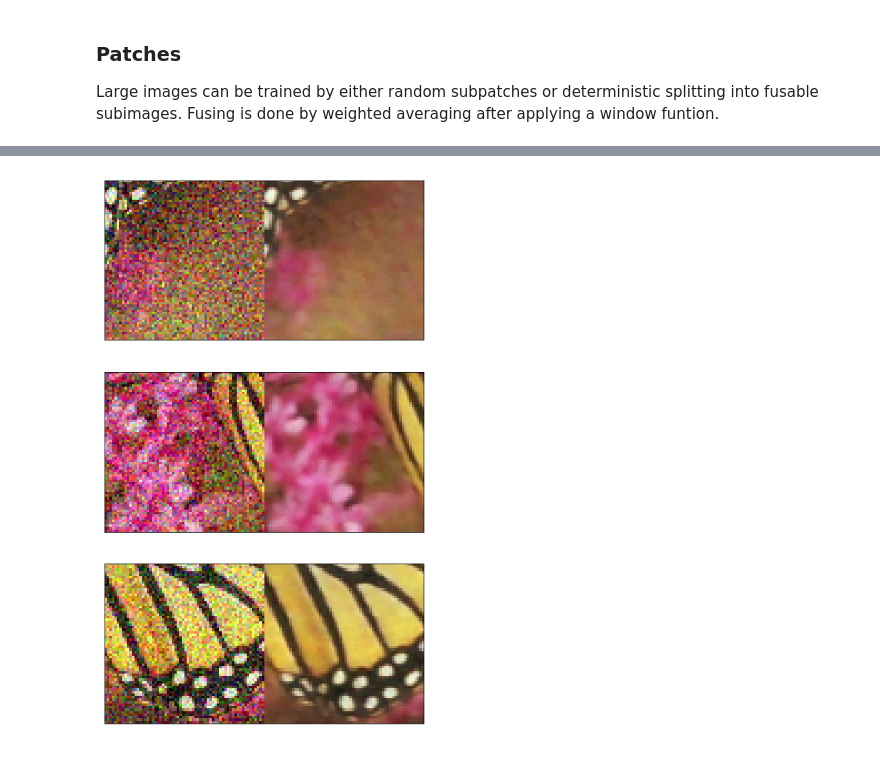
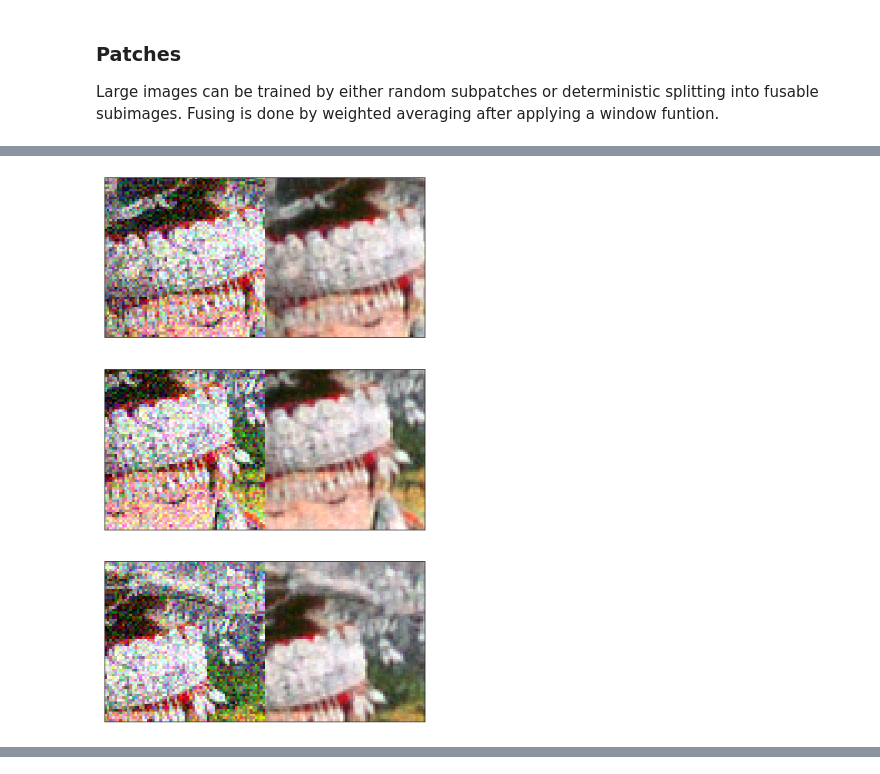
Before and after one commit to ncxt/ncxt_cnnbin, a Jupyter notebook: image_example.ipynb, the cells around one changed output, grey strips where cells are left out. Drawn from its saved outputs; the diff is of its cells as text; code cells hidden in the pictures.

```diff
--- a/image_example.ipynb
+++ b/image_example.ipynb
@@ -116,6 +111,5 @@ net = cnnbin.CNNbin(multichannel = True, depth=4, start_filts=48, block_size = b
 # %%
-image = imageio.imread('data/comic.bmp')[:-1,:,:]
-image = image_ref+sigma * np.random.standard_normal(image_ref.shape)
-binned_mean = np.mean(cnnbin.split_diagonal_rgb(image),0)
-print(image.shape)
+image_ref = imageio.imread("data/comic.bmp")[:-1, :, :]
+image = image_ref + sigma * np.random.standard_normal(image_ref.shape)
+binned_mean = np.mean(cnnbin.split_diagonal_rgb(image), 0)
 # %% [output]
@@ -134,19 +127,28 @@ HBox(children=(IntProgress(value=0, description='PSNR 0/0', max=5, style=Progres
 # %%
 from cnnbin.utils import random_patches
-image_filter = net.filter(image,sampling=1.1)
 
-block_size = (64,64)
+image_filter = net.filter(image, sampling=1.1)
+
+block_size = (64, 64)
 n_patches = 3
 seed = 3421
 ref = random_patches(binned_mean, block_size, n_patches, seed)
 filtered_random = random_patches(image_filter, block_size, n_patches, seed)
 W = 13
-plt.figure(figsize=(W,n_patches*W/3))
+plt.figure(figsize=(W, n_patches * W / 3))
 for i in range(n_patches):
-    plt.subplot(n_patches,1,1+i)
-    plt.imshow(np.concatenate((clipto8bit(ref[i]),clipto8bit(filtered_random[i]),),1))
+    plt.subplot(n_patches, 1, 1 + i)
+    plt.imshow(
+        np.concatenate(
+            (
+                clipto8bit(ref[i]),
+                clipto8bit(filtered_random[i]),
+            ),
+            1,
+        )
+    )
     plt.xticks([])
     plt.yticks([])
 # %% [output]
+[figure, new version]
 [interactive output not drawn]
-[figure, old version]
```
Also changed, not shown: parts of 9 cells of this notebook, 6 other files.
